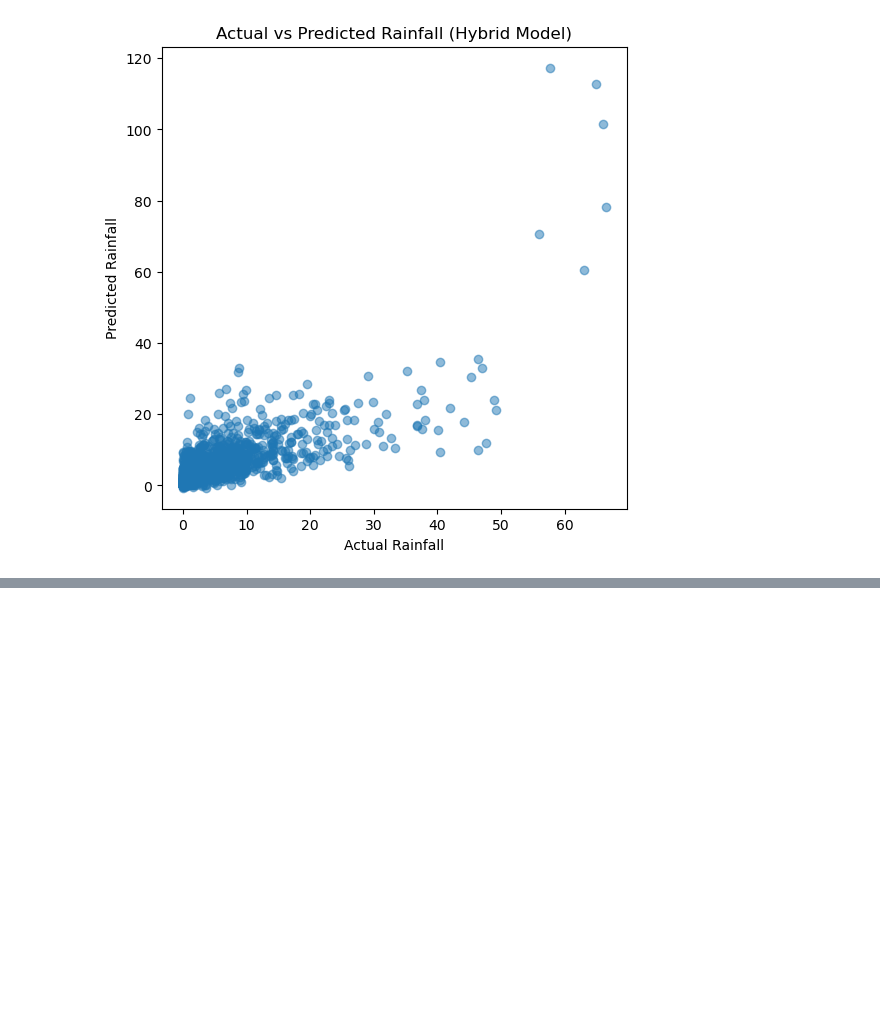
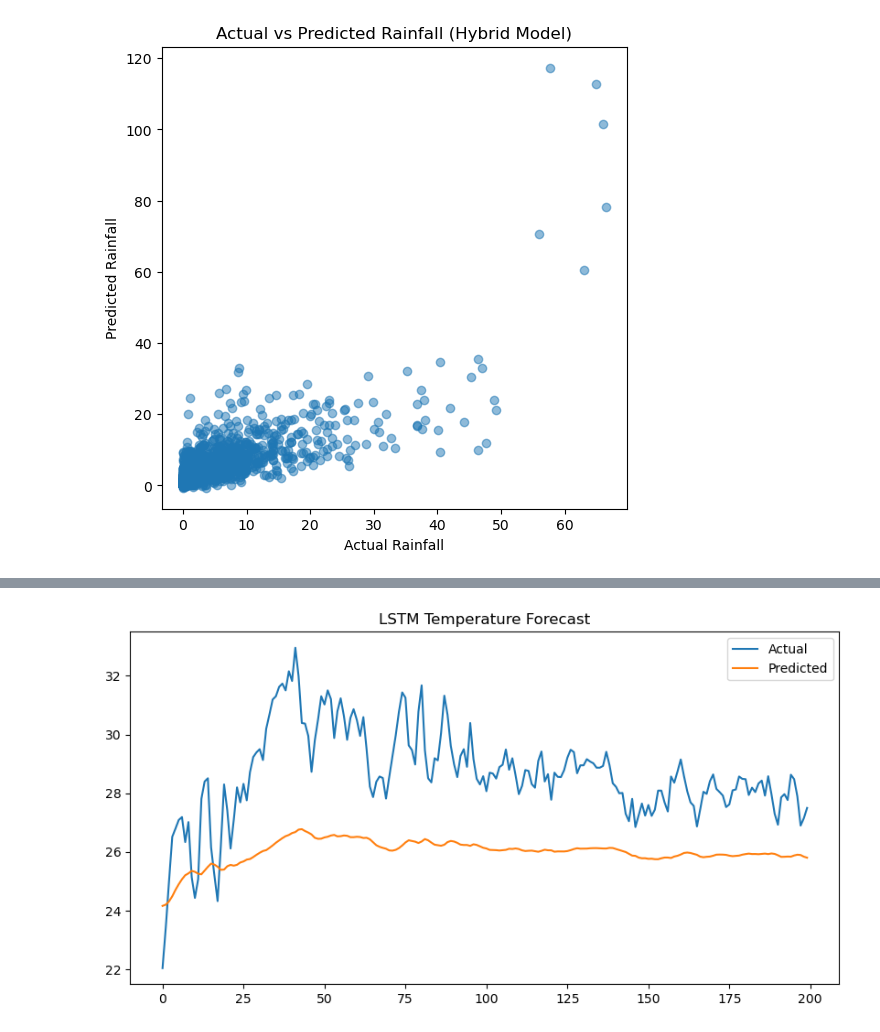
Before and after one commit to Avisweta-De/climate-trend-analysis-ml, a Jupyter notebook: src/ml_model.ipynb, the cells around one changed output, grey strips where cells are left out. Drawn from its saved outputs; the diff is of its cells as text; code cells hidden in the pictures; blank space fills up the shorter version.

```diff
--- a/src/ml_model.ipynb
+++ b/src/ml_model.ipynb
@@ -284,0 +454,17 @@ Hybrid Model R²: 0.5822990997538369
+# %%
+with torch.no_grad():
+    preds=model(X).numpy()
+
+preds=scaler.inverse_transform(preds)
+actual=scaler.inverse_transform(y.numpy())
+
+plt.figure(figsize=(10,5))
+
+plt.plot(actual[:200],label="Actual")
+plt.plot(preds[:200],label="Predicted")
+
+plt.legend()
+plt.title("LSTM Temperature Forecast")
+plt.show()
+# %% [output]
+[figure, added]
```
Also changed, not shown: parts of 9 cells of this notebook.
